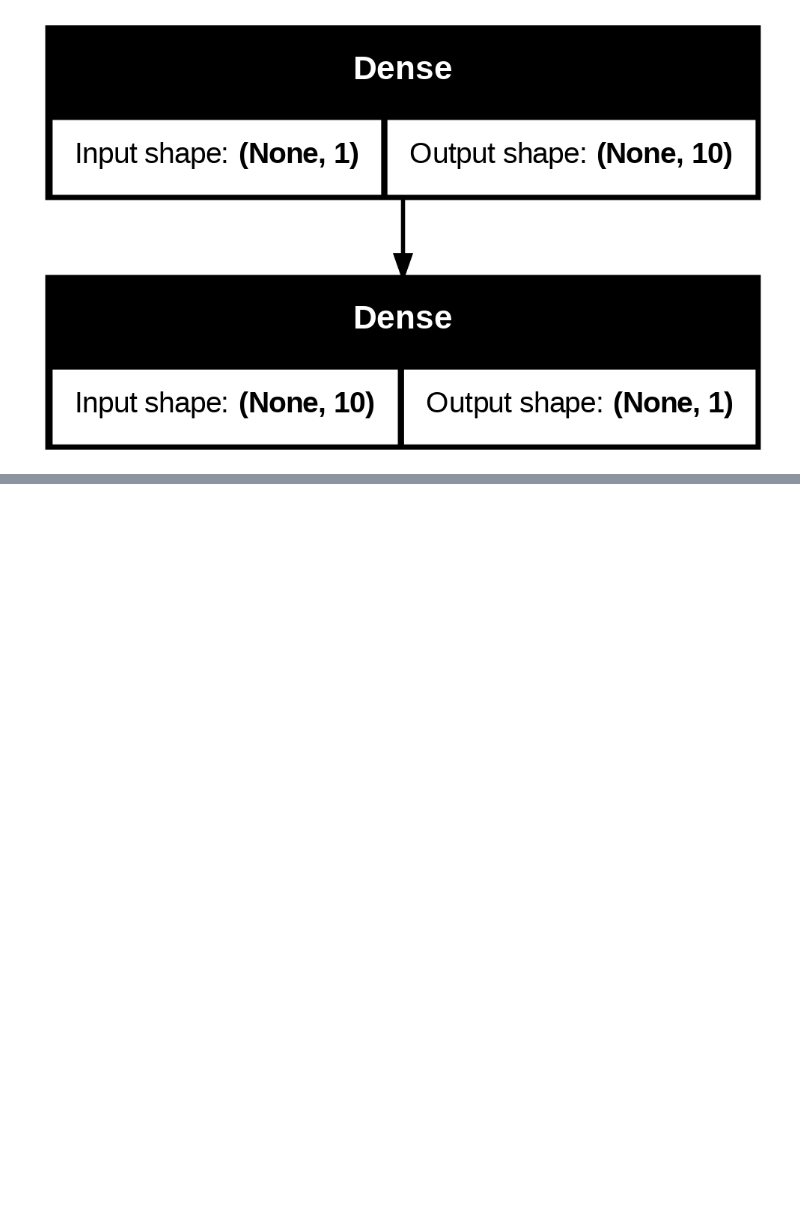
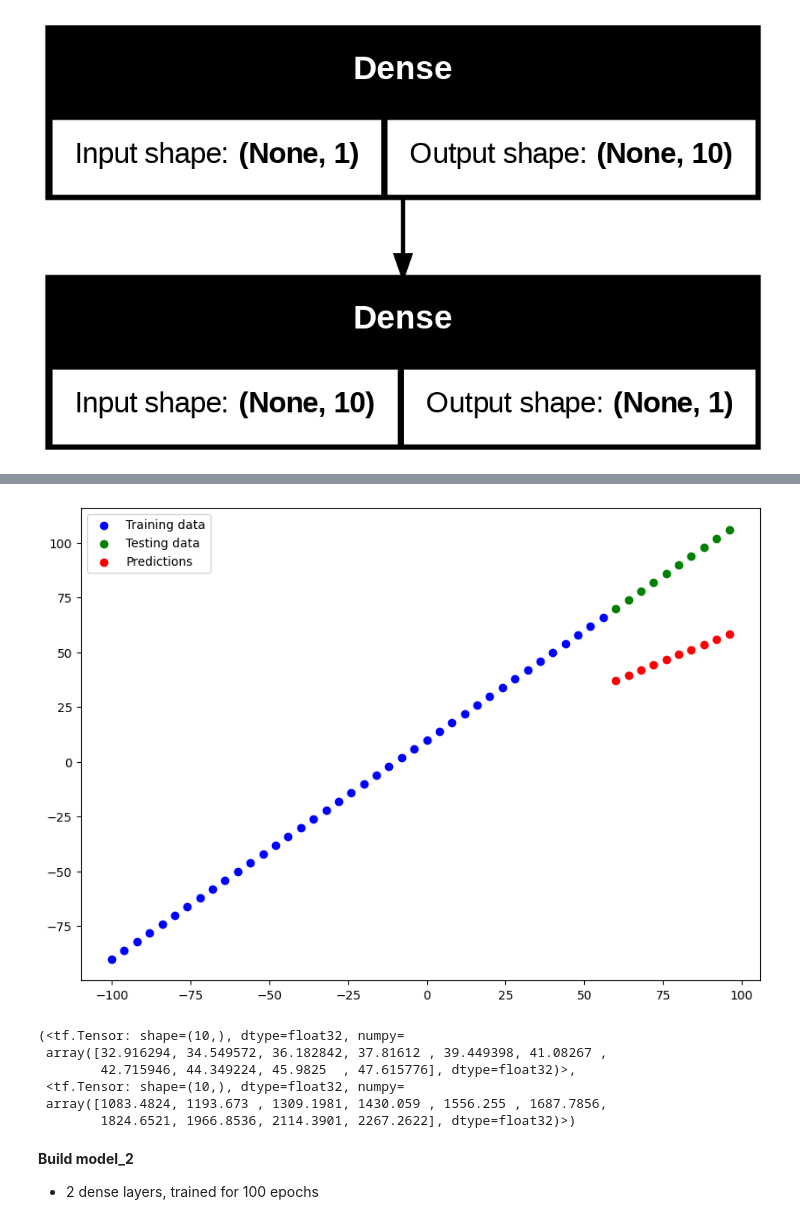
Before and after one commit to ThantSinTun009/Learn_Neural_Networks, a Jupyter notebook: Tensorflow/01_nn_regression_tf.ipynb, the cells around one changed output, grey strips where cells are left out. Cells and saved outputs as stored; diff of their text form; code cells hidden in the pictures; blank space fills up the shorter version.

```diff
--- a/Tensorflow/01_nn_regression_tf.ipynb
+++ b/Tensorflow/01_nn_regression_tf.ipynb
@@ -457,0 +619,4 @@ plot_model(model=model2, show_shapes=True)
+# %%
+y_preds_1 = model.predict(X_test)
+plot_predictions(predictions=y_preds_1)
+# %% [output]
@@ -457,0 +624,17 @@ plot_model(model=model2, show_shapes=True)
+[figure, added]
+# %%
+# Calculate model_1 evaluation metrics
+mae_1 = mae(y_test, y_preds_1)
+mse_1 = mse(y_test, y_preds_1)
+mae_1, mse_1
+# %% [output]
+(<tf.Tensor: shape=(10,), dtype=float32, numpy=
+ array([32.916294, 34.549572, 36.182842, 37.81612 , 39.449398, 41.08267 ,
+        42.715946, 44.349224, 45.9825  , 47.615776], dtype=float32)>,
+ <tf.Tensor: shape=(10,), dtype=float32, numpy=
+ array([1083.4824, 1193.673 , 1309.1981, 1430.059 , 1556.255 , 1687.7856,
+        1824.6521, 1966.8536, 2114.3901, 2267.2622], dtype=float32)>)
+# %% [markdown]
+**Build model_2**
+
+- 2 dense layers, trained for 100 epochs
```
Also changed, not shown: parts of 84 cells of this notebook.
